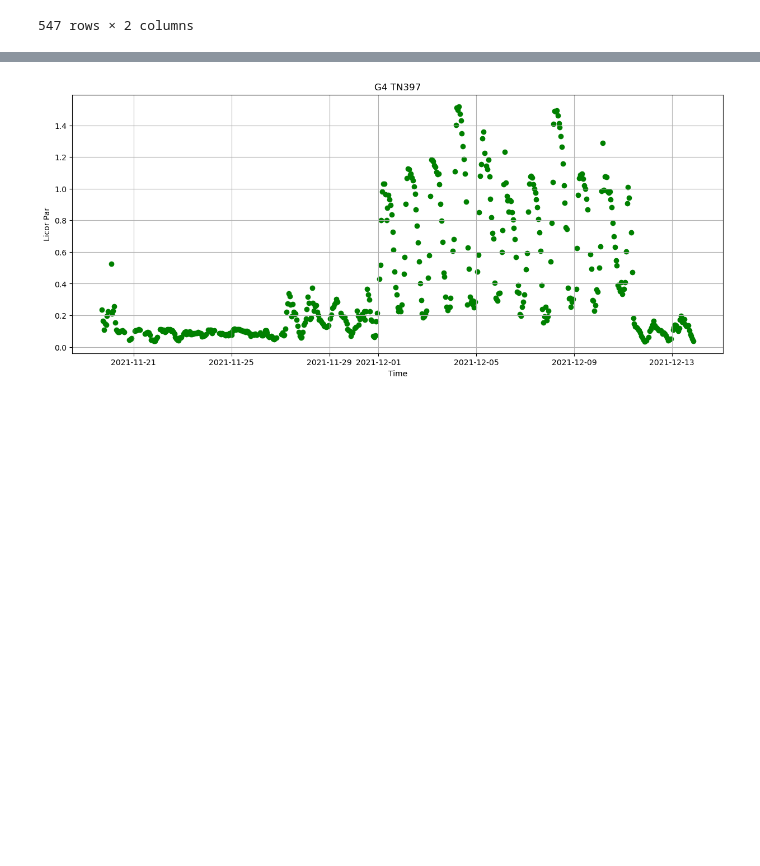
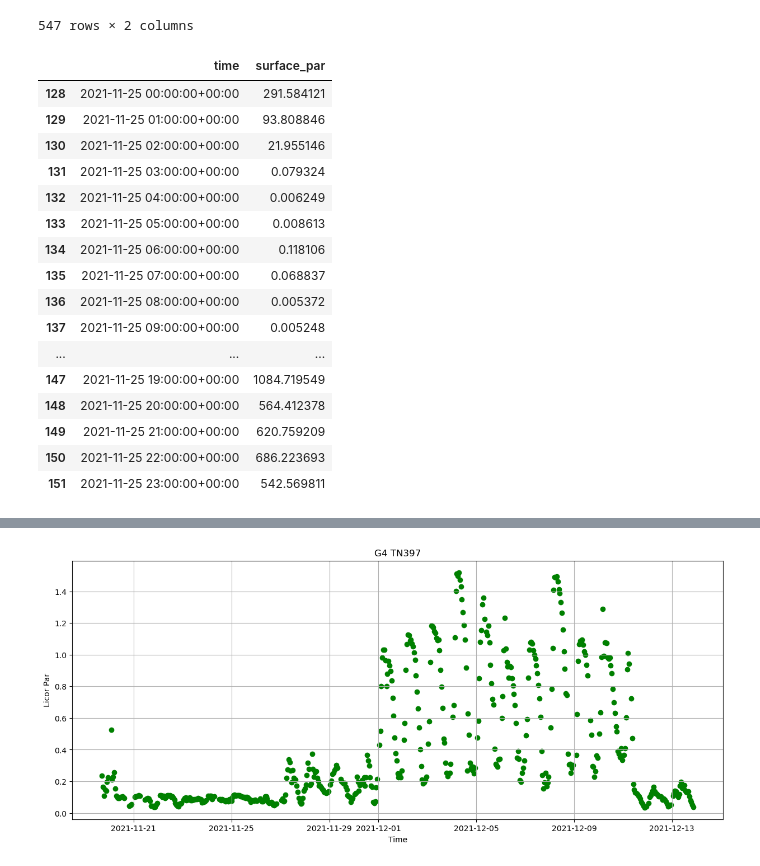
Before and after one commit to kpc02/SACNAS-2023-project, a Jupyter notebook: licor_and_chloro.ipynb, the cells around one changed output, grey strips where cells are left out. Drawn from its saved outputs; the diff is of its cells as text; code cells hidden in the pictures; blank space fills up the shorter version.

```diff
--- a/licor_and_chloro.ipynb
+++ b/licor_and_chloro.ipynb
@@ -46,3 +47,29 @@ g4_chloro
 | 596 | 2021-12-14 13:00:00+00:00 | 0.116568 |
 | 597 | 2021-12-14 14:00:00+00:00 | 0.116860 |
 547 rows × 2 columns
+# %%
+hyperpro = pd.read_csv('Gradients 4 - TN397 - Underway Hyperpro - Surface PAR.csv')
+hyperpro['time'] = pd.DatetimeIndex(hyperpro.time.values)
+hyper_hr = hyperpro.groupby([pd.Grouper(key = 'time', freq = 'H')]).agg({'surface_par': 'mean'}).reset_index()
+#hyper_hr[hyper_hr['time'] == '2021-11-25']
+missing_par = hyper_hr.loc[128:151]
+# index for starting for 11-25 for missing gap in licor is 128
+missing_par
+# %% [output]
+|  | time | surface_par |
+| 128 | 2021-11-25 00:00:00+00:00 | 291.584121 |
+| 129 | 2021-11-25 01:00:00+00:00 | 93.808846 |
+| 130 | 2021-11-25 02:00:00+00:00 | 21.955146 |
+| 131 | 2021-11-25 03:00:00+00:00 | 0.079324 |
+| 132 | 2021-11-25 04:00:00+00:00 | 0.006249 |
+| 133 | 2021-11-25 05:00:00+00:00 | 0.008613 |
+| 134 | 2021-11-25 06:00:00+00:00 | 0.118106 |
+| 135 | 2021-11-25 07:00:00+00:00 | 0.068837 |
+| 136 | 2021-11-25 08:00:00+00:00 | 0.005372 |
+| 137 | 2021-11-25 09:00:00+00:00 | 0.005248 |
+| ... | ... | ... |
+| 147 | 2021-11-25 19:00:00+00:00 | 1084.719549 |
+| 148 | 2021-11-25 20:00:00+00:00 | 564.412378 |
+| 149 | 2021-11-25 21:00:00+00:00 | 620.759209 |
+| 150 | 2021-11-25 22:00:00+00:00 | 686.223693 |
+| 151 | 2021-11-25 23:00:00+00:00 | 542.569811 |
```
Also changed, not shown: parts of 4 cells of this notebook, 3 other files.
